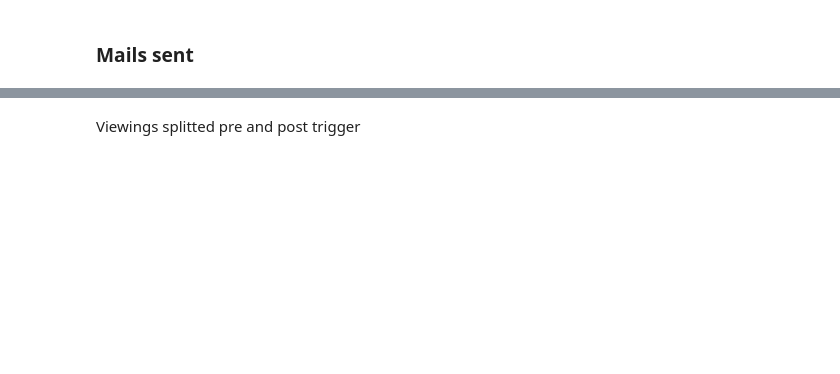
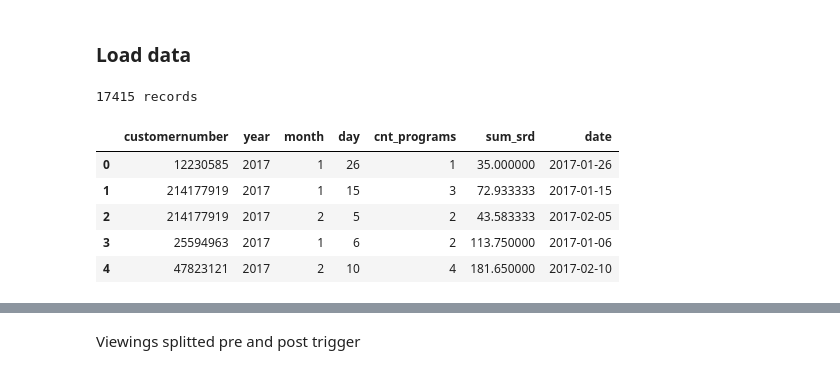
Before and after one commit to dezwier/notebooks, a Jupyter notebook: Ngdata/Bouygues video data.ipynb, the cells around one changed output, grey strips where cells are left out. Cells and saved outputs as stored; diff of their text form; code cells hidden in the pictures; blank space fills up the shorter version.

```diff
--- a/Ngdata/Bouygues video data.ipynb
+++ b/Ngdata/Bouygues video data.ipynb
@@ -6,2 +7,15 @@ from scipy.stats import norm, t, ttest_ind
-# %% [markdown]
-### Mails sent
+# %% [markdown]
+### Load data
+# %%
+data2 = pd.read_excel('query_result (63).xls')
+print len(data2), 'records'
+data2['date'] = data2[['year', 'month', 'day']].apply(lambda s : datetime(*s), axis=1)
+data2.head()
+# %% [output]
+17415 records
+|  | customernumber | year | month | day | cnt_programs | sum_srd | date |
+| 0 | 12230585 | 2017 | 1 | 26 | 1 | 35.000000 | 2017-01-26 |
+| 1 | 214177919 | 2017 | 1 | 15 | 3 | 72.933333 | 2017-01-15 |
+| 2 | 214177919 | 2017 | 2 | 5 | 2 | 43.583333 | 2017-02-05 |
+| 3 | 25594963 | 2017 | 1 | 6 | 2 | 113.750000 | 2017-01-06 |
+| 4 | 47823121 | 2017 | 2 | 10 | 4 | 181.650000 | 2017-02-10 |
```
Also changed, not shown: parts of 74 cells of this notebook, 21 other files.
